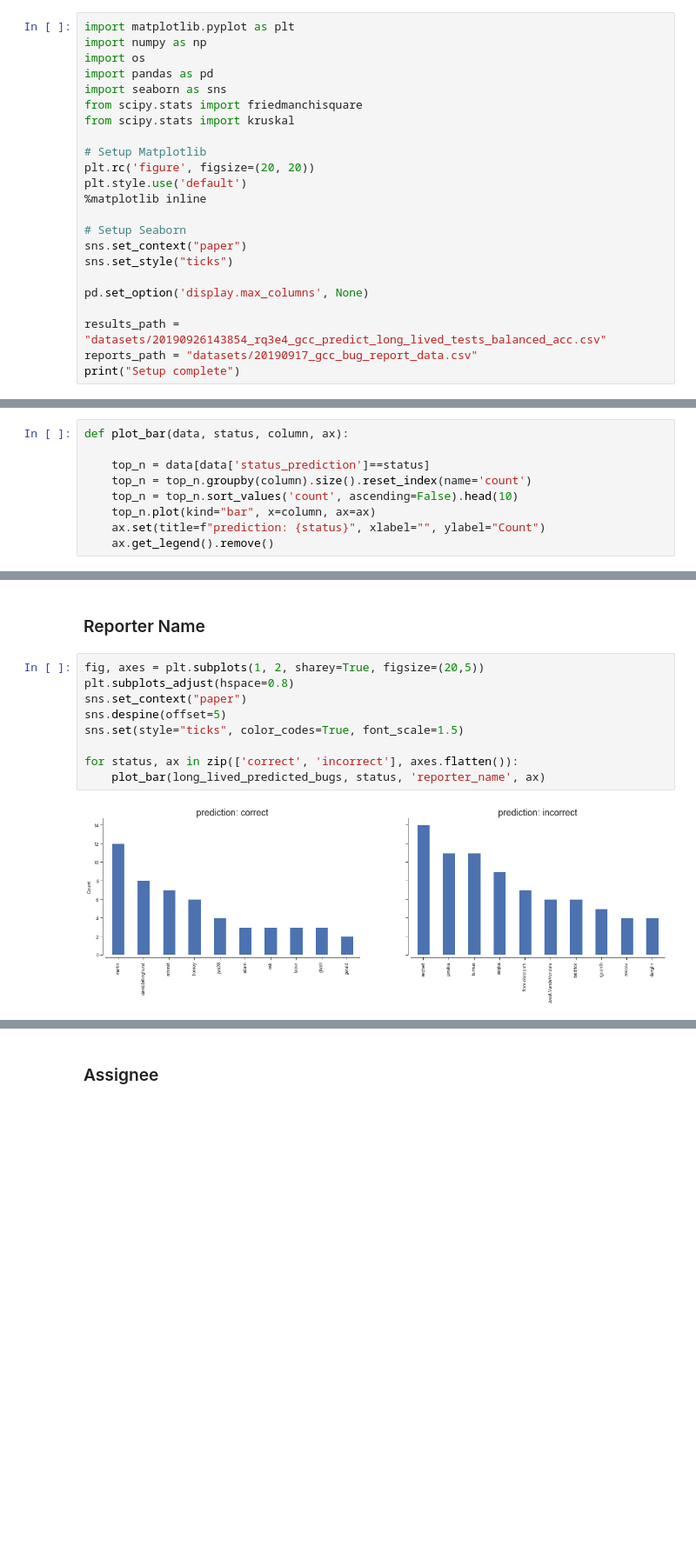
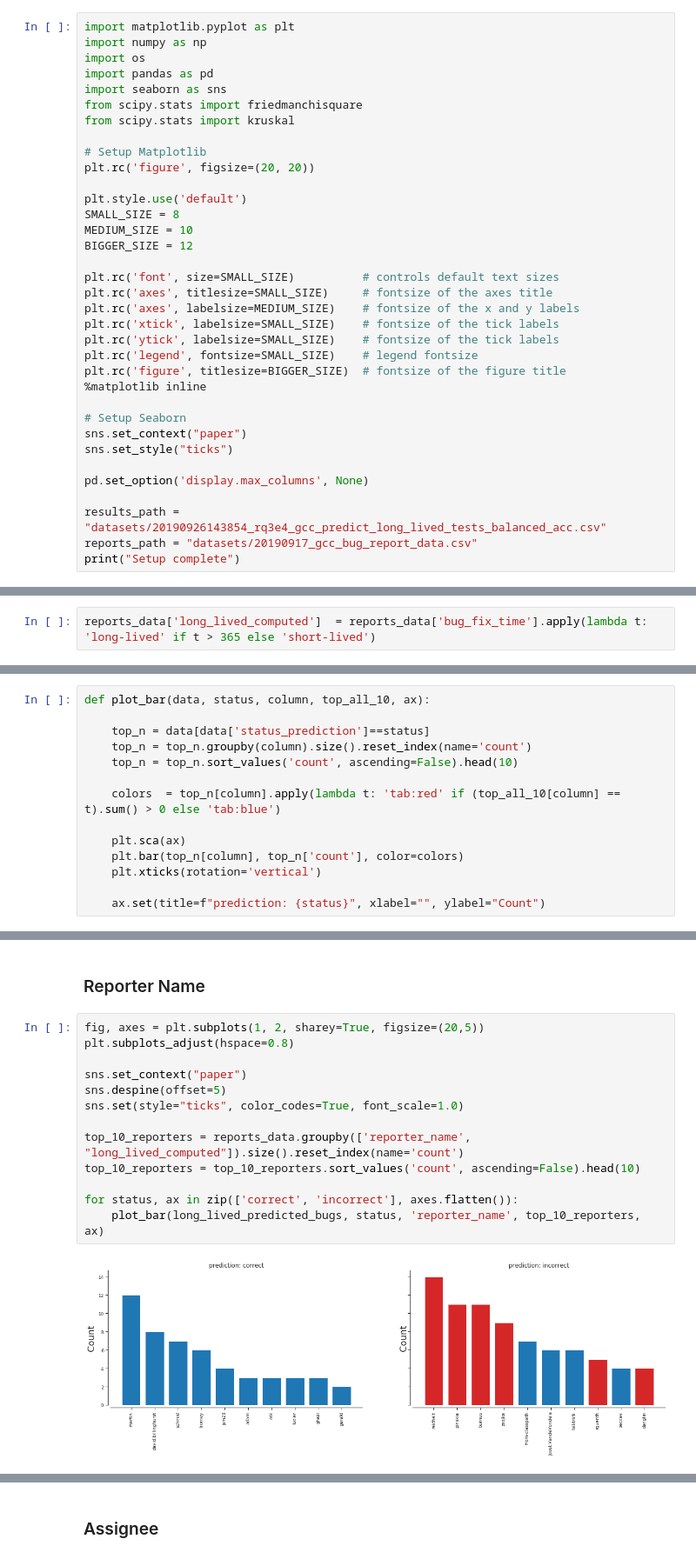
Before and after one commit to gomesluiz/my-doctorate, a Jupyter notebook: projects/long-lived-bug-prediction/notebooks/20191004_long_lived_prediction_rq4_data_analysis.ipynb, the cells around one changed output, grey strips where cells are left out. Shown at 87% size. Saved outputs shown, nothing was run; the diff lists cells and outputs as text; blank space fills up the shorter version.

```diff
--- a/projects/long-lived-bug-prediction/notebooks/20191004_long_lived_prediction_rq4_data_analysis.ipynb
+++ b/projects/long-lived-bug-prediction/notebooks/20191004_long_lived_prediction_rq4_data_analysis.ipynb
@@ -44,7 +44,19 @@ from scipy.stats import kruskal
 
 # Setup Matplotlib
 plt.rc('figure', figsize=(20, 20))
+
 plt.style.use('default')
+SMALL_SIZE = 8
+MEDIUM_SIZE = 10
+BIGGER_SIZE = 12
+
+plt.rc('font', size=SMALL_SIZE)          # controls default text sizes
+plt.rc('axes', titlesize=SMALL_SIZE)     # fontsize of the axes title
+plt.rc('axes', labelsize=MEDIUM_SIZE)    # fontsize of the x and y labels
+plt.rc('xtick', labelsize=SMALL_SIZE)    # fontsize of the tick labels
+plt.rc('ytick', labelsize=SMALL_SIZE)    # fontsize of the tick labels
+plt.rc('legend', fontsize=SMALL_SIZE)    # legend fontsize
+plt.rc('figure', titlesize=BIGGER_SIZE)  # fontsize of the figure title
 %matplotlib inline
 
 # Setup Seaborn
@@ -112,3 +124,5 @@ results_data.head()
 | 2 | CLASSPATH-17060 | 337 | N | N |
 | 3 | CLASSPATH-18312 | 5 | N | N |
 | 4 | CLASSPATH-21635 | 96 | N | N |
+# %%
+reports_data['long_lived_computed']  = reports_data['bug_fix_time'].apply(lambda t: 'long-lived' if t > 365 else 'short-lived')
@@ -115,14 +138,19 @@ results_data.head()
 # %% [markdown]
 ## 4.2 Results analysis
 # %%
-def plot_bar(data, status, column, ax):
+def plot_bar(data, status, column, top_all_10, ax):
 
     top_n = data[data['status_prediction']==status]
     top_n = top_n.groupby(column).size().reset_index(name='count')
     top_n = top_n.sort_values('count', ascending=False).head(10)
-    top_n.plot(kind="bar", x=column, ax=ax)
+
+    colors  = top_n[column].apply(lambda t: 'tab:red' if (top_all_10[column] == t).sum() > 0 else 'tab:blue')
+
+    plt.sca(ax)
+    plt.bar(top_n[column], top_n['count'], color=colors)
+    plt.xticks(rotation='vertical')
+
     ax.set(title=f"prediction: {status}", xlabel="", ylabel="Count")
-    ax.get_legend().remove()
 # %%
 results_merged_data = pd.merge(
     reports_data,
@@ -150,11 +167,15 @@ See the caveats in the documentation: http://pandas.pydata.org/pandas-docs/stabl
 # %%
 fig, axes = plt.subplots(1, 2, sharey=True, figsize=(20,5))
 plt.subplots_adjust(hspace=0.8)
+
 sns.set_context("paper")
 sns.despine(offset=5)
-sns.set(style="ticks", color_codes=True, font_scale=1.5)
+sns.set(style="ticks", color_codes=True, font_scale=1.0)
+
+top_10_reporters = reports_data.groupby(['reporter_name', "long_lived_computed"]).size().reset_index(name='count')
+top_10_reporters = top_10_reporters.sort_values('count', ascending=False).head(10)
 
 for status, ax in zip(['correct', 'incorrect'], axes.flatten()):
-    plot_bar(long_lived_predicted_bugs, status, 'reporter_name', ax)
+    plot_bar(long_lived_predicted_bugs, status, 'reporter_name', top_10_reporters, ax)
 # %% [output]
-[figure, old version]
+[figure, new version]
```
Also changed, not shown: parts of 6 cells of this notebook, 3 other files.
